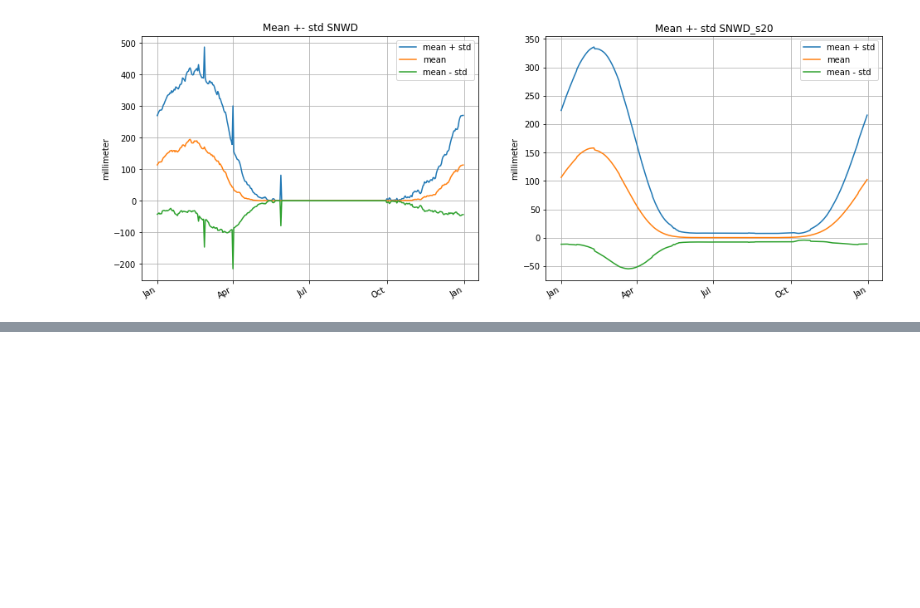
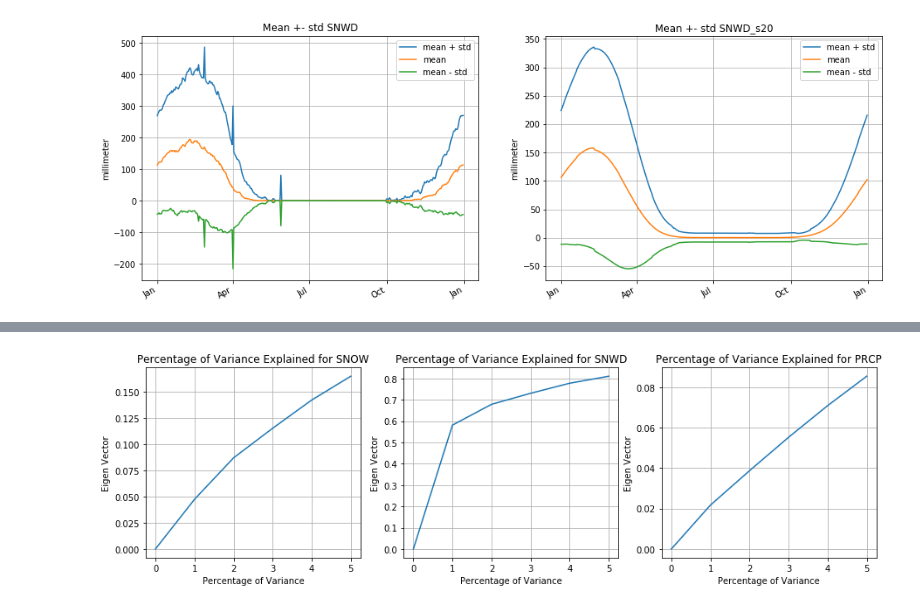
Before and after one commit to himanshu-suman/weather-analysis, a Jupyter notebook: weather_data_visualization.ipynb, the cells around one changed output, grey strips where cells are left out. Cells and saved outputs as stored; diff of their text form; code cells hidden in the pictures; blank space fills up the shorter version.

```diff
--- a/weather_data_visualization.ipynb
+++ b/weather_data_visualization.ipynb
@@ -359,0 +421,8 @@ plot_pair(["SNWD", "SNWD_s20"], plot_mean_std)
+# %%
+plt.figure(figsize=(15, 4))
+ele = 1
+for m in ["SNOW", "SNWD", "PRCP"]:
+    plot_var(ele)
+    ele += 1
+# %% [output]
+[figure, added]
```
Also changed, not shown: parts of 23 cells of this notebook.
